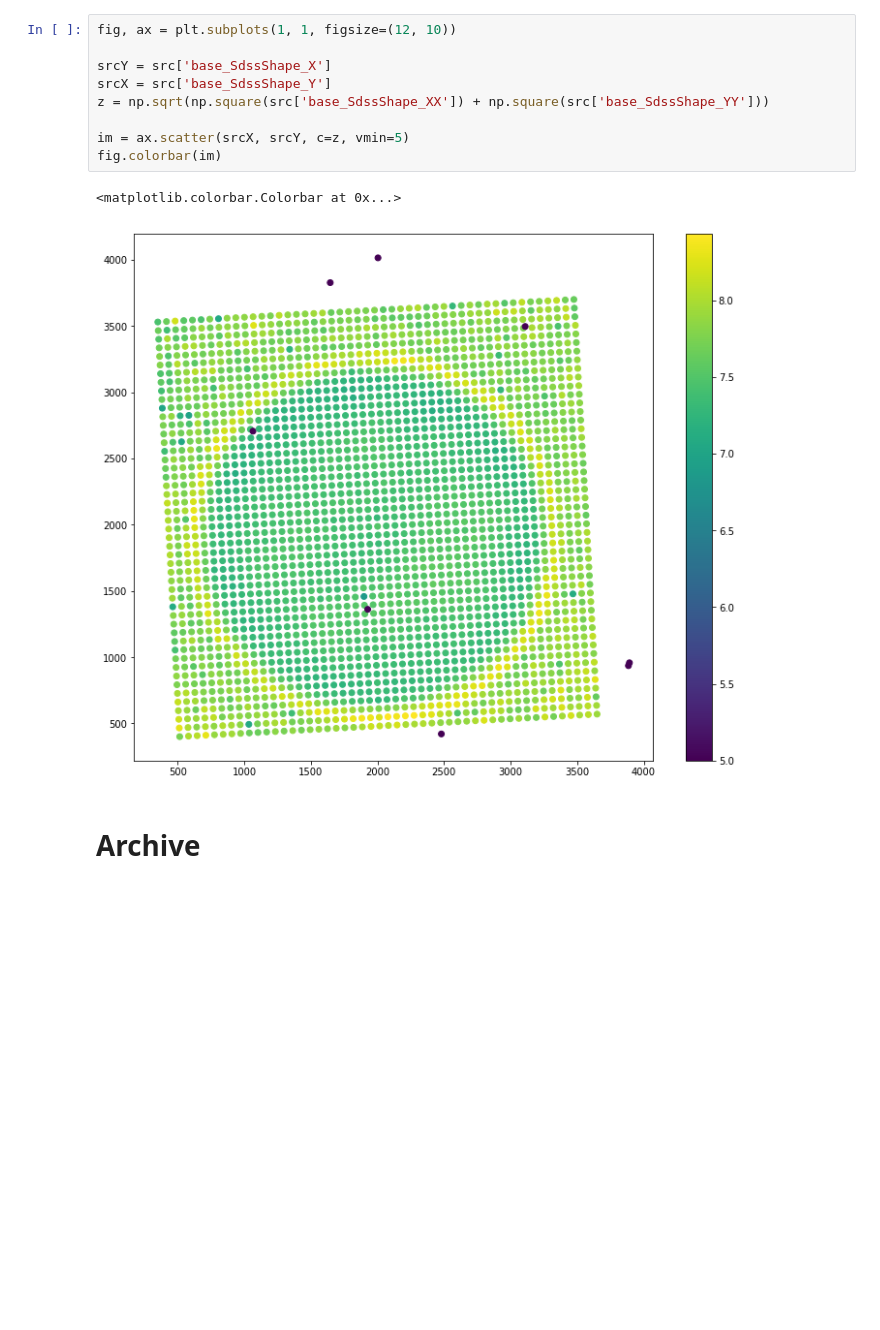
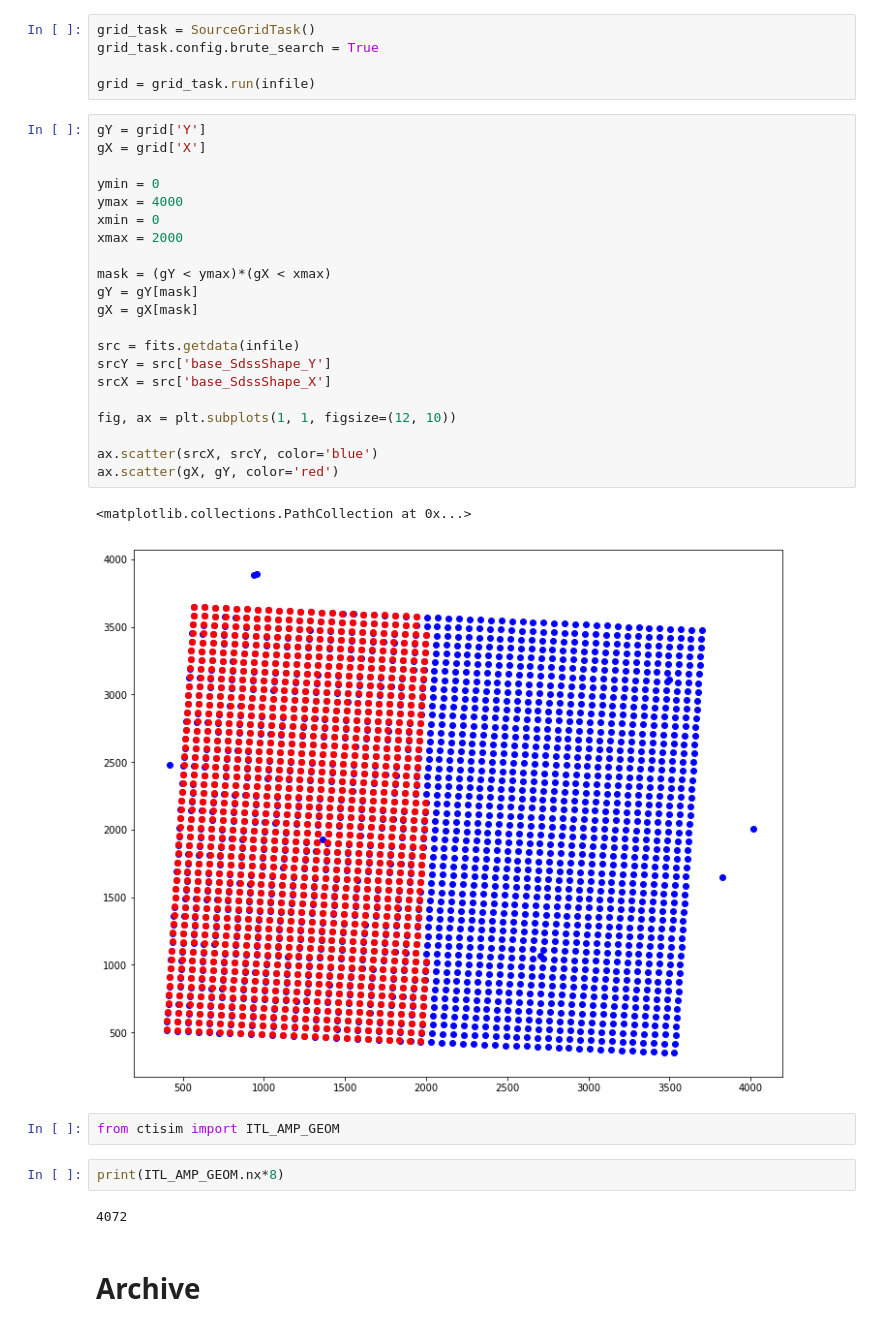
Before and after one commit to Snyder005/mixcoatl, a Jupyter notebook: notebooks/Devel.ipynb, the cells around one changed output. Cells and saved outputs as stored; diff of their text form; blank space fills up the shorter version.

Commit message:
Tested out new implementation. Untested: added ccd_geom masking and utils with ITL/e2v info.

```diff
--- a/notebooks/Devel.ipynb
+++ b/notebooks/Devel.ipynb
@@ -41,15 +21,38 @@ OrderedDict([('ystep', 65.33259599633124), ('xstep', 65.33906795286308), ('theta
-# %%
-fig, ax = plt.subplots(1, 1, figsize=(12, 10))
-
-srcY = src['base_SdssShape_X']
-srcX = src['base_SdssShape_Y']
-z = np.sqrt(np.square(src['base_SdssShape_XX']) + np.square(src['base_SdssShape_YY']))
-
-im = ax.scatter(srcX, srcY, c=z, vmin=5)
-fig.colorbar(im)
-# %% [output]
-<matplotlib.colorbar.Colorbar at 0x...>
-[figure, removed]
+# %%
+grid_task = SourceGridTask()
+grid_task.config.brute_search = True
+
+grid = grid_task.run(infile)
+# %%
+gY = grid['Y']
+gX = grid['X']
+
+ymin = 0
+ymax = 4000
+xmin = 0
+xmax = 2000
+
+mask = (gY < ymax)*(gX < xmax)
+gY = gY[mask]
+gX = gX[mask]
+
+src = fits.getdata(infile)
+srcY = src['base_SdssShape_Y']
+srcX = src['base_SdssShape_X']
+
+fig, ax = plt.subplots(1, 1, figsize=(12, 10))
+
+ax.scatter(srcX, srcY, color='blue')
+ax.scatter(gX, gY, color='red')
+# %% [output]
+<matplotlib.collections.PathCollection at 0x...>
+[figure, added]
+# %%
+from ctisim import ITL_AMP_GEOM
+# %%
+print(ITL_AMP_GEOM.nx*8)
+# %% [output]
+4072
 # %% [markdown]
 # Archive
 # %%
```
Also changed, not shown: parts of 3 cells of this notebook, 3 other files.
